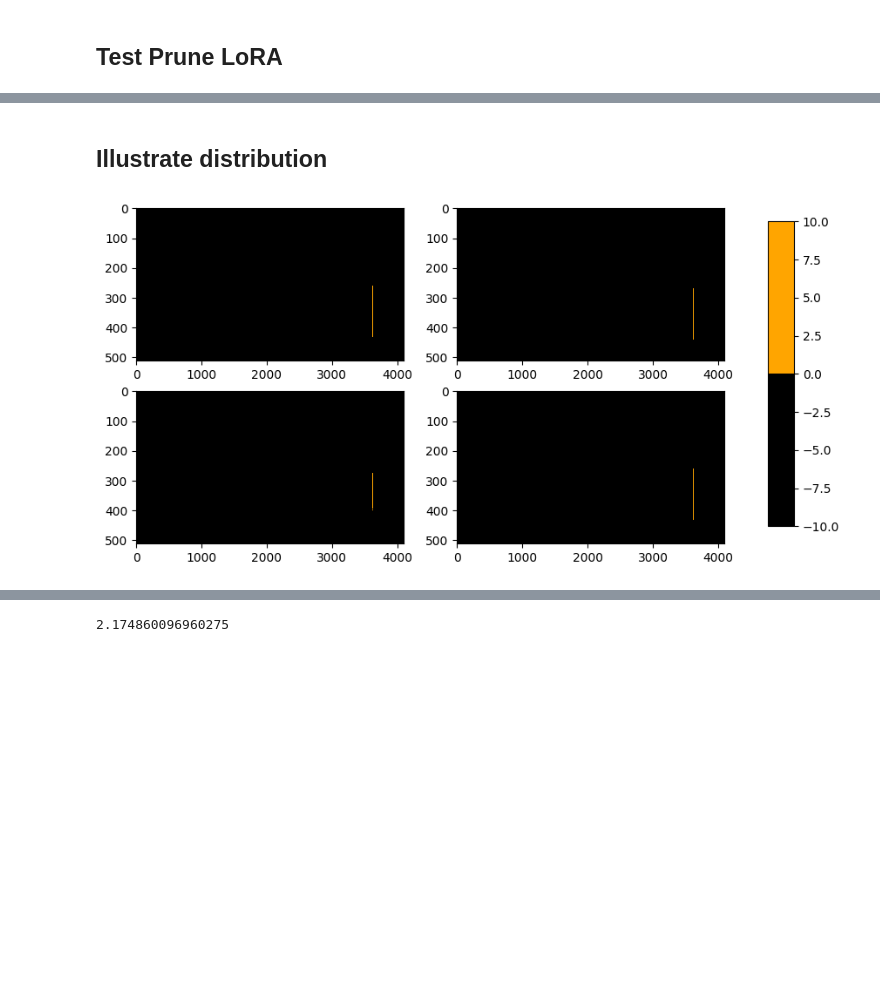
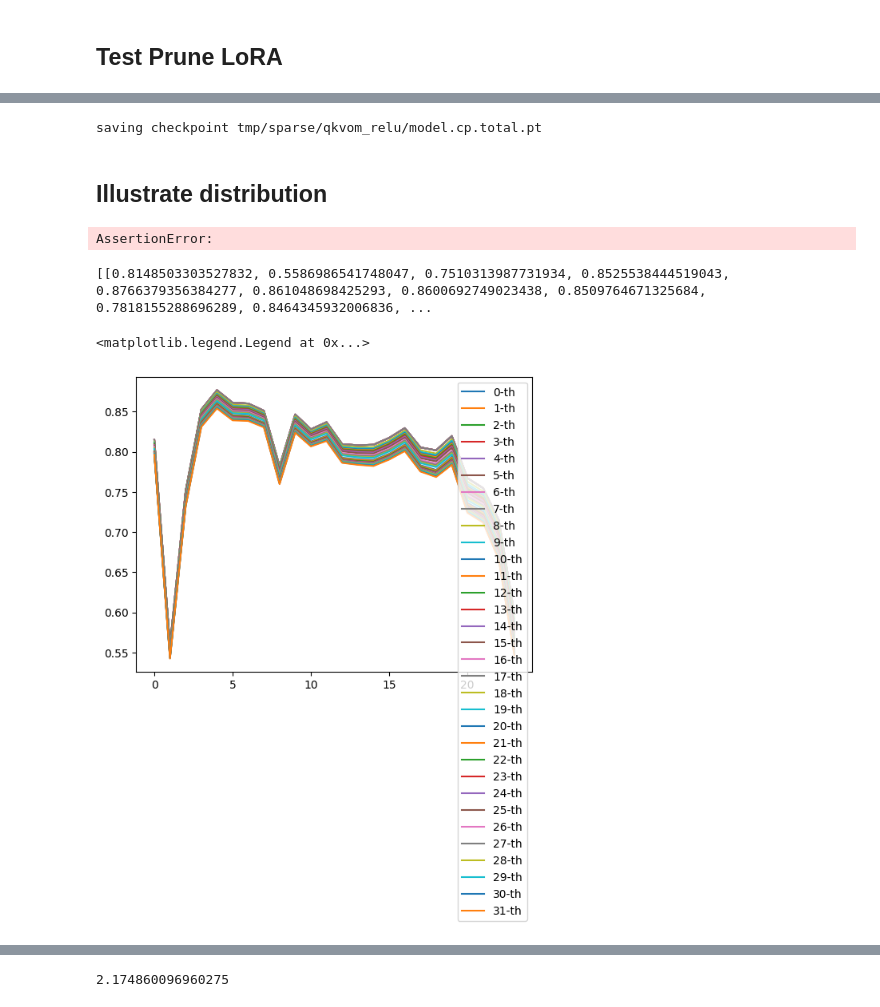
Before and after one commit to llCurious/LoRA, a Jupyter notebook: examples/NLG/sparsity.ipynb, the cells around one changed output, grey strips where cells are left out. Drawn from its saved outputs; the diff is of its cells as text; code cells hidden in the pictures; blank space fills up the shorter version.

Commit message:
Add activation first MLP sparsity code

```diff
--- a/examples/NLG/sparsity.ipynb
+++ b/examples/NLG/sparsity.ipynb
@@ -18,7 +18,7 @@ from src.data_utils import FT_Dataset
 train_data = "./data/e2e/train.jsonl"
 valid_data = "./data/e2e/valid.jsonl"
 train_batch_size = 8
-valid_batch_size = 4
+valid_batch_size = 8
 seq_len = 512
 obj = "clm"
 random_seed = 888
@@ -170,31 +192,23 @@ class AverageMeter(object):
 # %%
+# importlib.reload(lora)
 lm_net.eval()
 avg_lm_loss = AverageMeter()
-activations = {}   # 2
-def get_activation(name):   # 3
-    def hook(module, input, output):
-        activations[name] = output.detach()
-    return hook
-
-# for name, layer in lm_net.named_modules():   # 4
-#     layer.register_forward_hook(get_activation(name))
 
 with torch.no_grad():
-    for idx, data in enumerate(valid_loader):
+    for idx, data in enumerate(train_loader):
         data = {key: value for key, value in data.items()}
 
         _input = data["input"].cuda()
-        print(_input.shape)
         _target = data["target"].cuda()
         _msk = data["mask"].cuda()
 
         _lm_logits, _loss = lm_net(_input, lm_labels=_target, lm_mask=_msk)
-        print(_lm_logits.shape)
         loss = _loss.mean()
 
         avg_lm_loss.update(loss.item())
 
-        if idx % 1 == 0:
+        print(f"{idx}-th batch")
+        if (idx+1) % 32 == 0:
             print("eval samples:", idx, "loss:", loss.float())
             break
 
@@ -220,3 +251,21 @@ eval samples: 0 loss: tensor(0.9240, device='cuda:0')
+# %%
+import os
+
+base_dir = os.path.join(
+    "tmp",
+    "sparse",
+    "qkvom_relu",
+)
+model_path = os.path.join(
+    base_dir,
+    f"model.cp.total.pt",
+)
+if not os.path.exists(base_dir):
+    os.makedirs(base_dir)
+print("saving checkpoint", model_path)
+torch.save({"model_state_dict": lm_net.state_dict()}, model_path)
+# %% [output]
+saving checkpoint tmp/sparse/qkvom_relu/model.cp.total.pt
 # %% [markdown]
 ## Illustrate distribution
 # %%
@@ -247,7 +296,6 @@ n_bins = 20
 
 n_samples = valid_batch_size
 
-norm = TwoSlopeNorm(vmin=-10, vcenter=0, vmax=10)
 def show(idx, component):
     path = os.path.join(base_dir, f"{idx}-{component}-act.pt")
     data = torch.load(path).cpu()
@@ -259,6 +307,10 @@ def show(idx, component):
     for i in range(n_samples):
         # plt.subplot(3, 2, i+1)
         # fig.add_subplot(3, 2, i+1)
+        print(f"len: {len(data[i][data[i] > 0])}", data[i][data[i] > 0])
+        max_abs = torch.max(torch.abs(data[i]))
+        norm = TwoSlopeNorm(vmin=-max_abs, vcenter=0, vmax=max_abs)
+
         im = axes[i].imshow(data[i], cmap=cmap, aspect='auto', norm=norm)
         # cmap = plt.get_cmap('coolwarm')  # 选择颜色映射
         # vmax = torch.max(data[i])  # 数据的最大绝对值
@@ -275,6 +327,35 @@ def show(idx, component):
     plt.savefig(f"{base_dir}/{idx}-{component}-sparsity.pdf")
 
 
-show(1, "fc")
+show(1, "o_proj")
 # %% [output]
-[figure, removed]
+AssertionError:
+# %%
+import os
+import matplotlib as mpl
+import matplotlib.pyplot as plt
+
+def load_data(path):
+    with open(path, "r") as f:
+        lines, points = [], []
+        for line in f:
+            if "-th" in line:
+                lines.append(points)
+                points = []
+            if "ratio" in line:
+                value = float(line.split("ratio: ")[-1])
+                points.append(value)
+    return lines
+
+lines = load_data("test.txt")
+print(lines)
+
+plt.figure()
+for idx, line in enumerate(lines):
+    plt.plot(line, label=f"{idx}-th")
+plt.legend()
+plt.savefig("fc sparsity by layer.pdf")
+# %% [output]
+[[0.8148503303527832, 0.5586986541748047, 0.7510313987731934, 0.8525538444519043, 0.8766379356384277, 0.861048698425293, 0.8600692749023438, 0.8509764671325684, 0.7818155288696289, 0.8464345932006836, ...
+<matplotlib.legend.Legend at 0x...>
+[figure, added]
```
Also changed, not shown: parts of 9 cells of this notebook, 7 other files.
